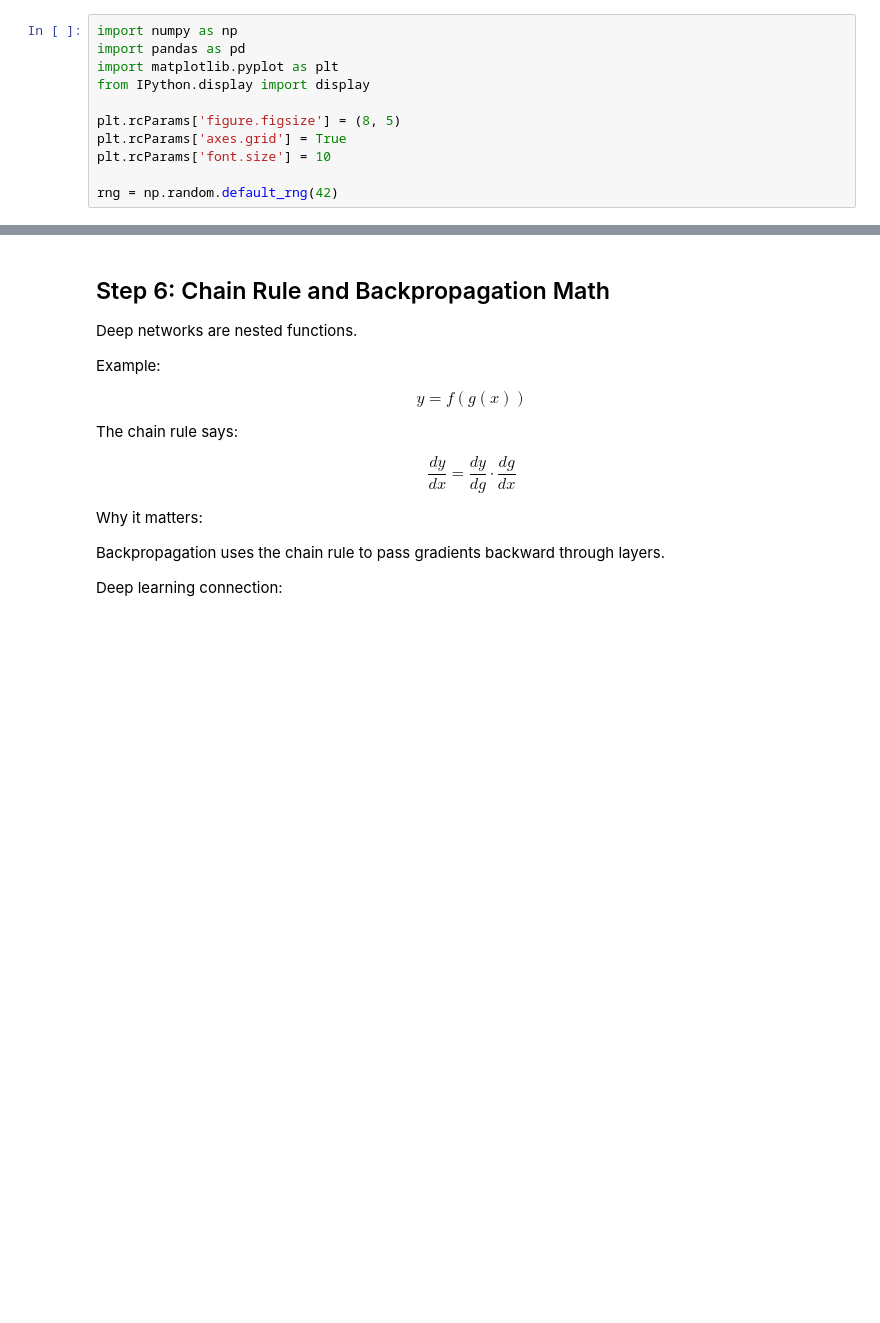
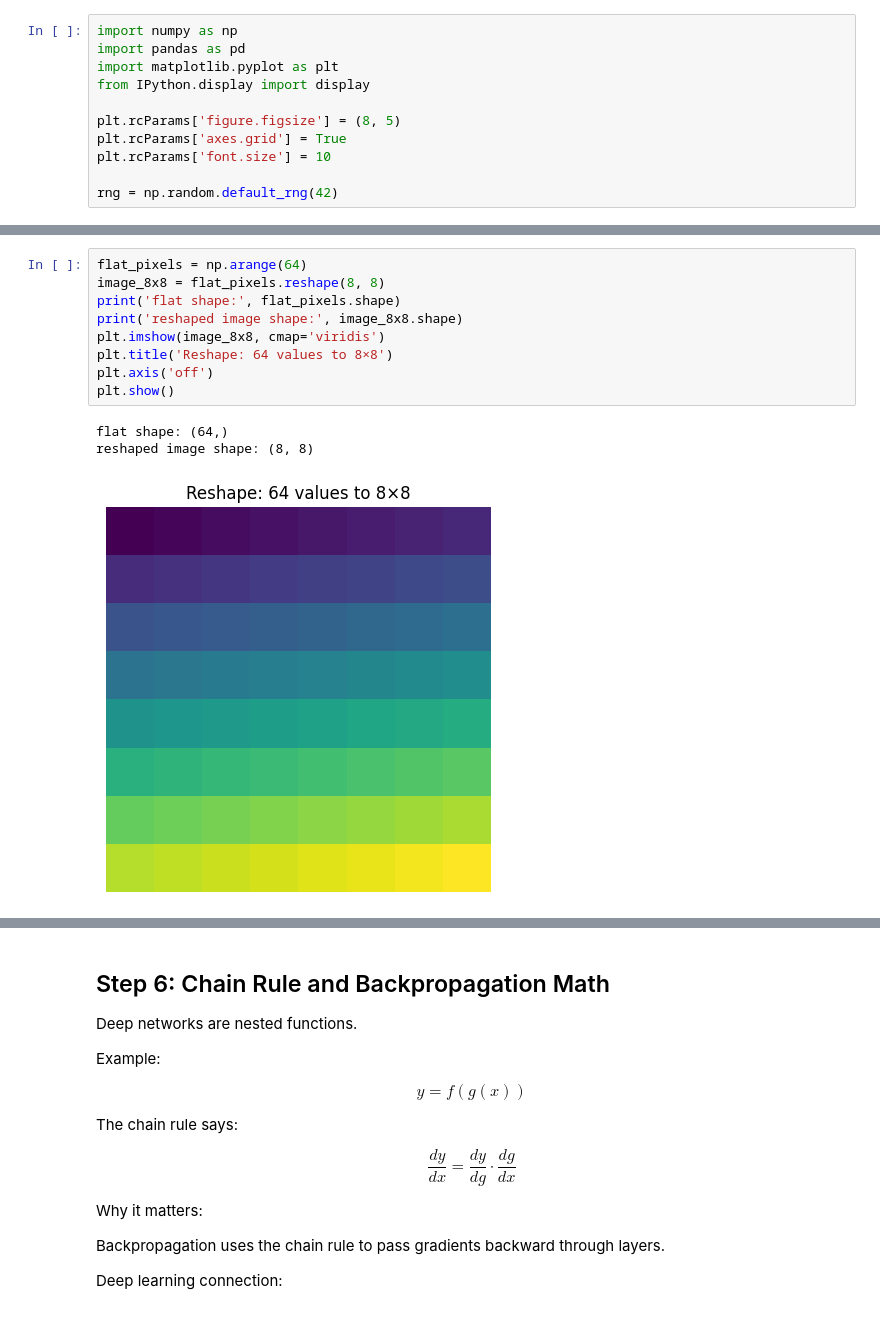
Before and after one commit to sidhu7777/Machine_Learning_Notes, a Jupyter notebook: deep_learning/modules/Module_02_Math_for_Deep_Learning.ipynb, the cells around one changed output, grey strips where cells are left out. Saved outputs shown, nothing was run; the diff lists cells and outputs as text; blank space fills up the shorter version.

```diff
--- a/deep_learning/modules/Module_02_Math_for_Deep_Learning.ipynb
+++ b/deep_learning/modules/Module_02_Math_for_Deep_Learning.ipynb
@@ -1215,0 +392,13 @@ plt.show()
+# %%
+flat_pixels = np.arange(64)
+image_8x8 = flat_pixels.reshape(8, 8)
+print('flat shape:', flat_pixels.shape)
+print('reshaped image shape:', image_8x8.shape)
+plt.imshow(image_8x8, cmap='viridis')
+plt.title('Reshape: 64 values to 8×8')
+plt.axis('off')
+plt.show()
+# %% [output]
+flat shape: (64,)
+reshaped image shape: (8, 8)
+[figure, added]
```
Also changed, not shown: parts of 132 cells of this notebook.
